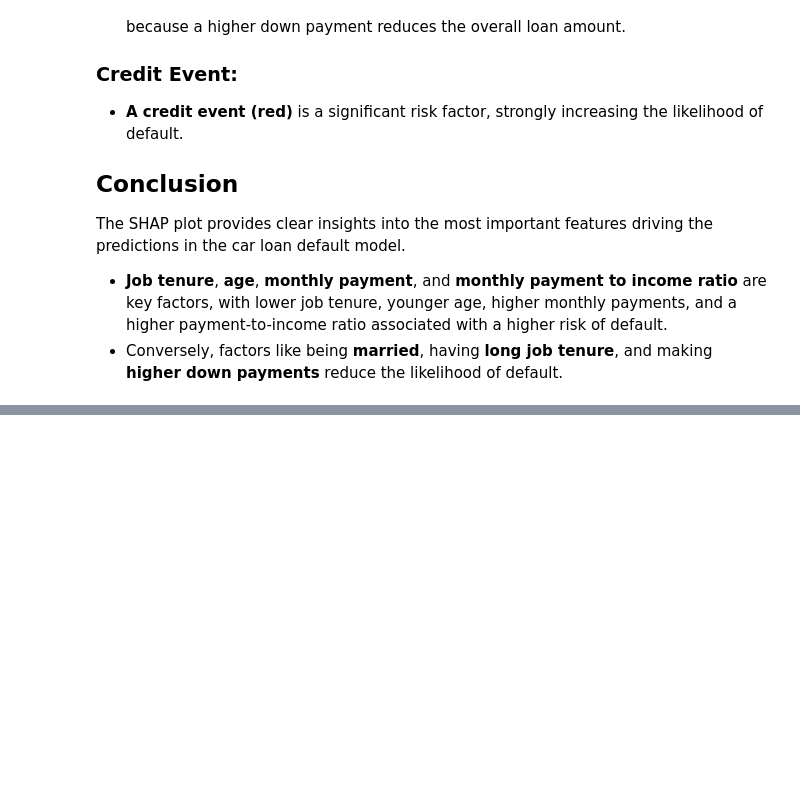
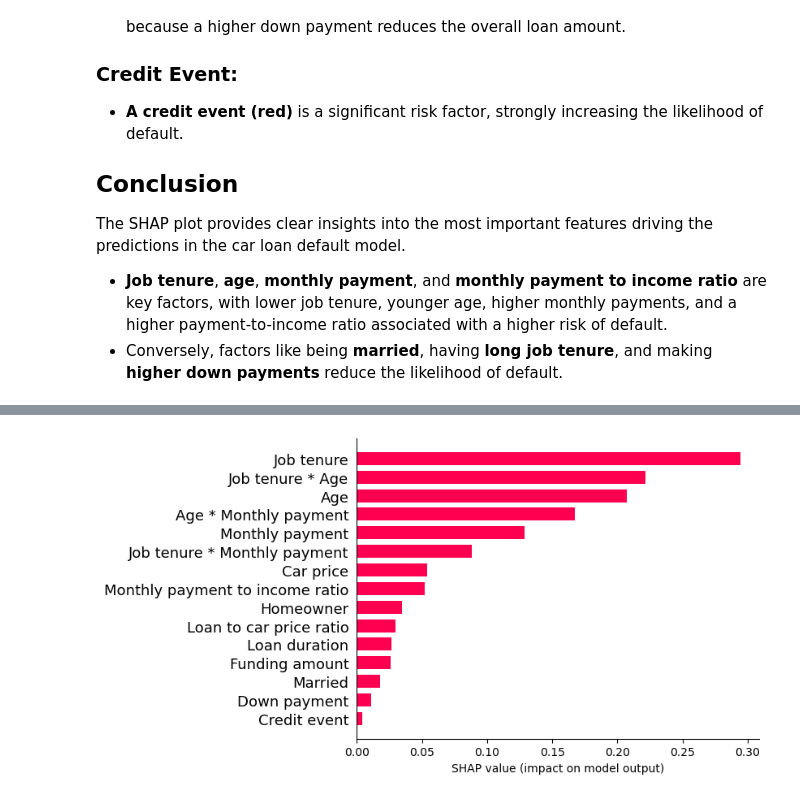
Before and after one commit to Ameya1337/Algorithmic-Fairness-and-Interpretability, a Jupyter notebook: Code/step_7.ipynb, the cells around one changed output, grey strips where cells are left out. Cells and saved outputs as stored; diff of their text form; code cells hidden in the pictures; blank space fills up the shorter version.

```diff
--- a/Code/step_7.ipynb
+++ b/Code/step_7.ipynb
@@ -126,0 +166,22 @@ plt.close()
+# %%
+shap_values_df = pd.read_csv("../Data/shap_values.csv")
+# %%
+shap_values_class_1 = shap_values_df.values
+
+# Aggregate SHAP values by taking the mean of the absolute values for each feature
+mean_abs_shap_values = shap_values_df.abs().mean()
+
+# Generate the SHAP bar plot
+# Set max_display to a large number to show all features
+shap.bar_plot(
+    mean_abs_shap_values,
+    feature_names=shap_values_df.columns,
+    max_display=len(shap_values_df.columns),
+)
+
+plt.tight_layout()
+# Save the plot
+plt.savefig("../Plots/shap_bar_plot.png")
+plt.close()
+# %% [output]
+[figure, added]
```
Also changed, not shown: parts of 9 cells of this notebook, 3 other files.
